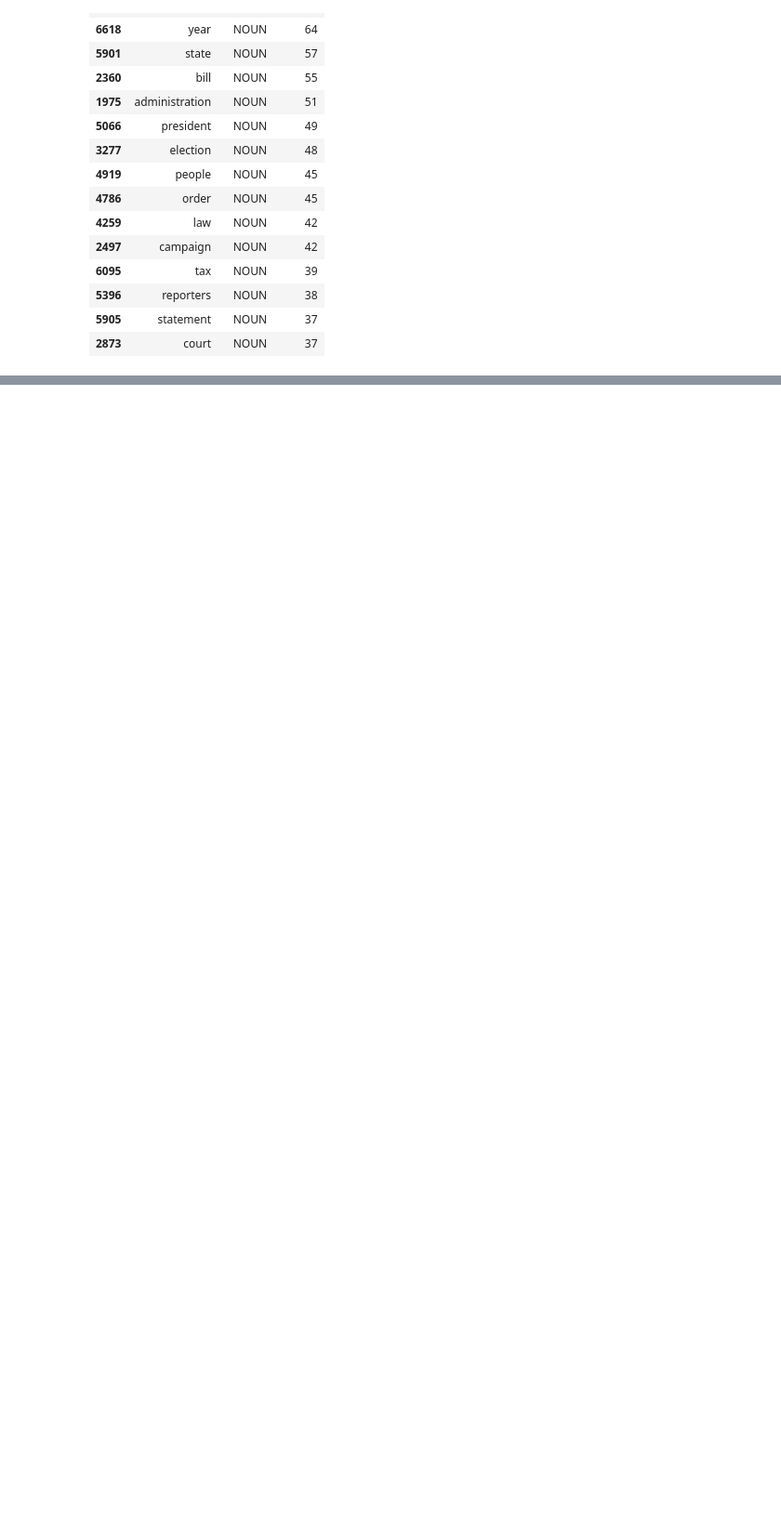
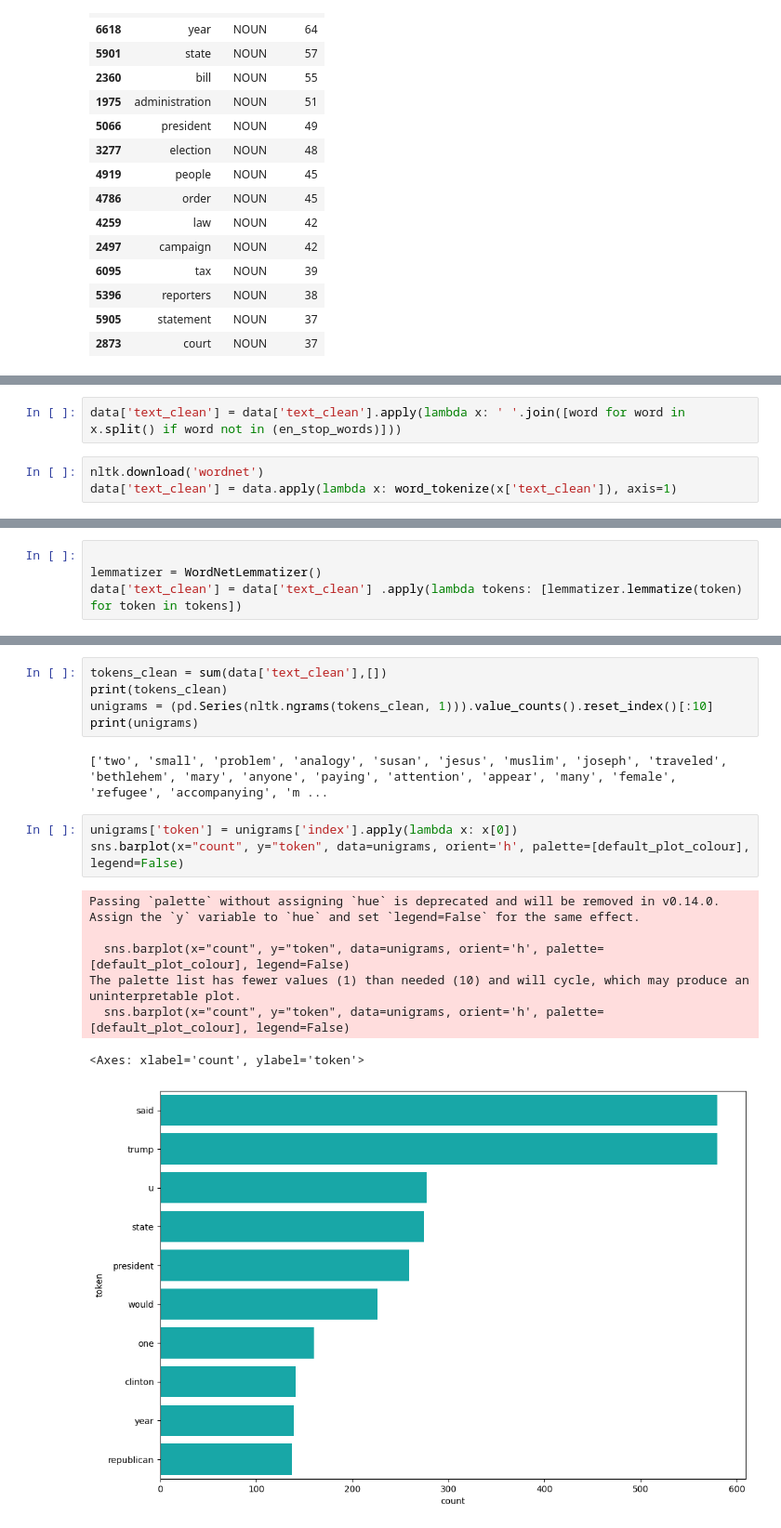
Before and after one commit to naven084k/MachineLearning, a Jupyter notebook: AI_Engineer/nlp_project/project.ipynb, the cells around one changed output, grey strips where cells are left out. Shown at 93% size. Drawn from its saved outputs; the diff is of its cells as text; blank space fills up the shorter version.

```diff
--- a/AI_Engineer/nlp_project/project.ipynb
+++ b/AI_Engineer/nlp_project/project.ipynb
@@ -211,0 +253,5 @@ pos_counts_fact[pos_counts_fact.pos_tag == 'NOUN'][:15]
+# %%
+data['text_clean'] = data['text_clean'].apply(lambda x: ' '.join([word for word in x.split() if word not in (en_stop_words)]))
+# %%
+nltk.download('wordnet')
+data['text_clean'] = data.apply(lambda x: word_tokenize(x['text_clean']), axis=1)
@@ -211,0 +262,4 @@ pos_counts_fact[pos_counts_fact.pos_tag == 'NOUN'][:15]
+# %%
+
+lemmatizer = WordNetLemmatizer()
+data['text_clean'] = data['text_clean'] .apply(lambda tokens: [lemmatizer.lemmatize(token) for token in tokens])
@@ -211,0 +275,18 @@ pos_counts_fact[pos_counts_fact.pos_tag == 'NOUN'][:15]
+# %%
+tokens_clean = sum(data['text_clean'],[])
+print(tokens_clean)
+unigrams = (pd.Series(nltk.ngrams(tokens_clean, 1))).value_counts().reset_index()[:10]
+print(unigrams)
+# %% [output]
+['two', 'small', 'problem', 'analogy', 'susan', 'jesus', 'muslim', 'joseph', 'traveled', 'bethlehem', 'mary', 'anyone', 'paying', 'attention', 'appear', 'many', 'female', 'refugee', 'accompanying', 'm ...
+# %%
+unigrams['token'] = unigrams['index'].apply(lambda x: x[0])
+sns.barplot(x="count", y="token", data=unigrams, orient='h', palette=[default_plot_colour], legend=False)
+# %% [output]
+Passing `palette` without assigning `hue` is deprecated and will be removed in v0.14.0. Assign the `y` variable to `hue` and set `legend=False` for the same effect.
+
+  sns.barplot(x="count", y="token", data=unigrams, orient='h', palette=[default_plot_colour], legend=False)
+The palette list has fewer values (1) than needed (10) and will cycle, which may produce an uninterpretable plot.
+  sns.barplot(x="count", y="token", data=unigrams, orient='h', palette=[default_plot_colour], legend=False)
+<Axes: xlabel='count', ylabel='token'>
+[figure, added]
```
Also changed, not shown: parts of 26 cells of this notebook.
